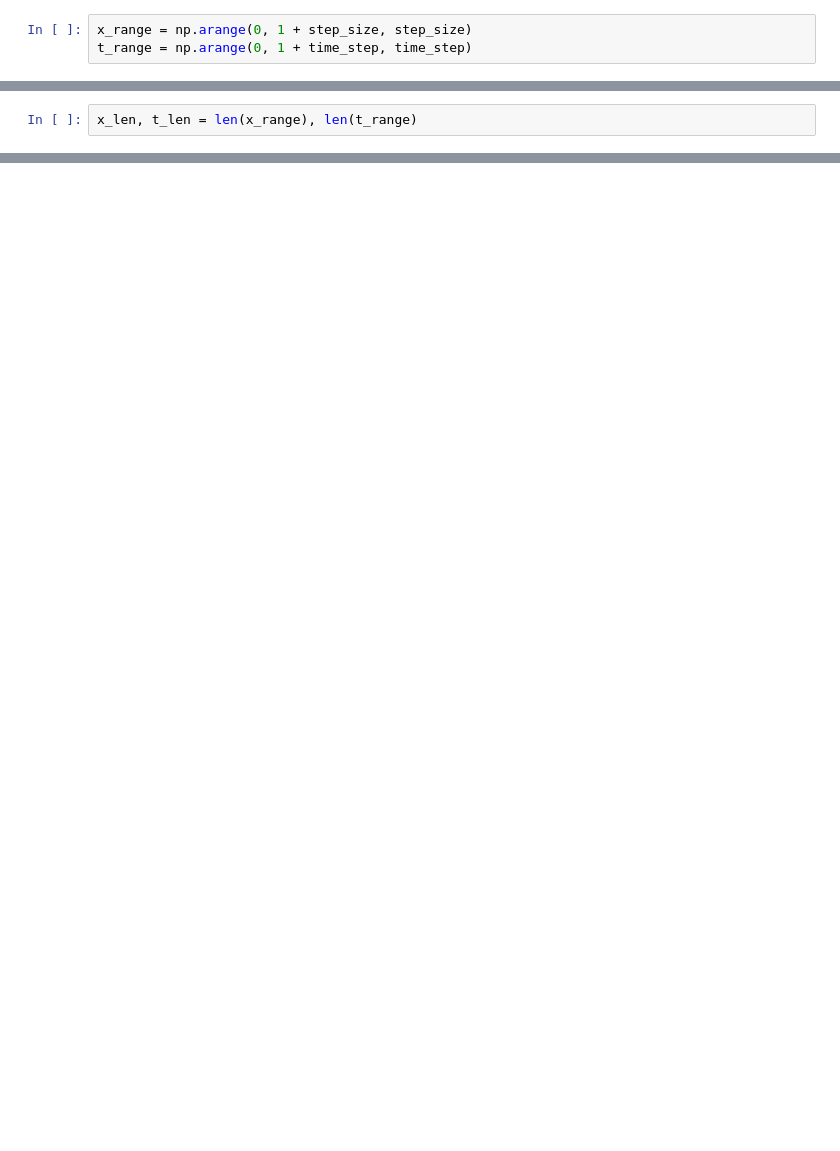
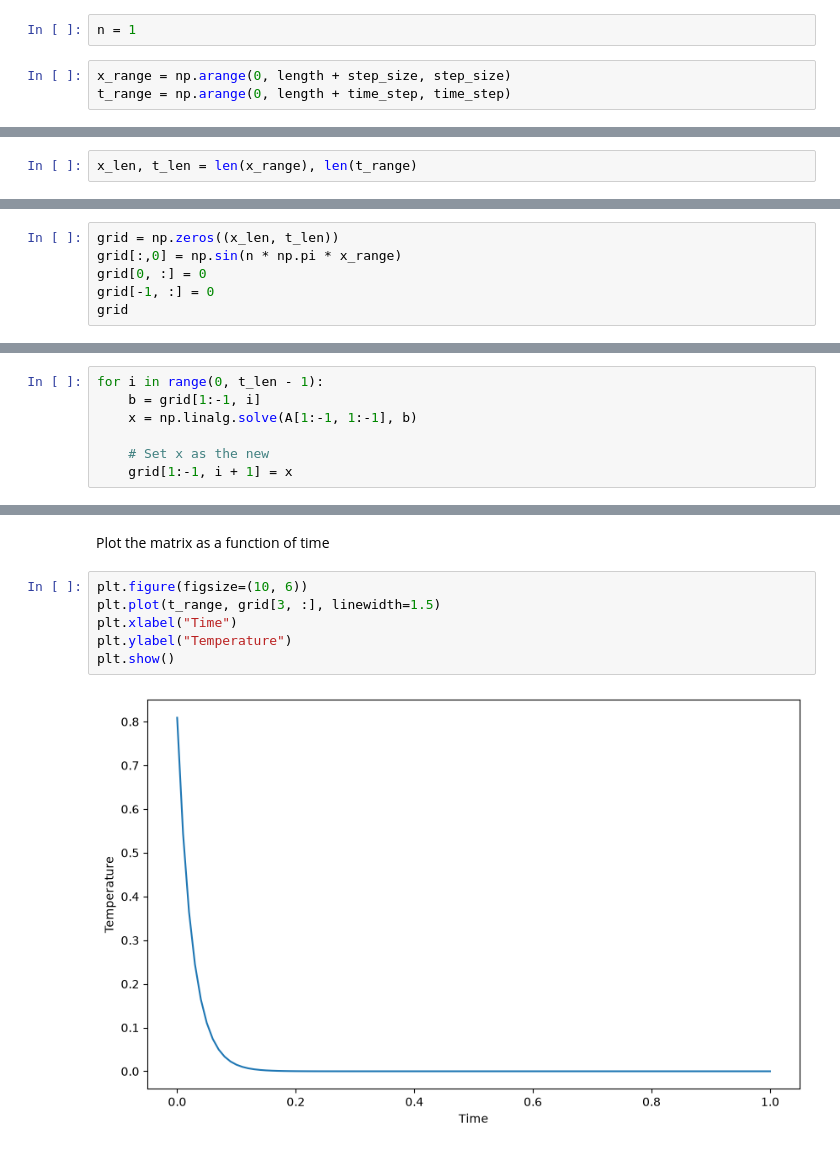
Before and after one commit to TennerAndNiner/Heat_Of_HeterogeneousObjects, a Jupyter notebook: OneDimCode/implicitFDM.ipynb, the cells around one changed output, grey strips where cells are left out. Cells and saved outputs as stored; diff of their text form; blank space fills up the shorter version.

```diff
--- a/OneDimCode/implicitFDM.ipynb
+++ b/OneDimCode/implicitFDM.ipynb
@@ -19,3 +20,5 @@ r
+# %%
+n = 1
 # %%
-x_range = np.arange(0, 1 + step_size, step_size)
-t_range = np.arange(0, 1 + time_step, time_step)
+x_range = np.arange(0, length + step_size, step_size)
+t_range = np.arange(0, length + time_step, time_step)
@@ -48,0 +83,6 @@ array([[ 21., -10.,   0.,   0.,   0.,   0.,   0.,   0.,   0.,   0.,   0.],
+# %%
+grid = np.zeros((x_len, t_len))
+grid[:,0] = np.sin(n * np.pi * x_range)
+grid[0, :] = 0
+grid[-1, :] = 0
+grid
@@ -48,0 +113,7 @@ array([[ 21., -10.,   0.,   0.,   0.,   0.,   0.,   0.,   0.,   0.,   0.],
+# %%
+for i in range(0, t_len - 1):
+    b = grid[1:-1, i]
+    x = np.linalg.solve(A[1:-1, 1:-1], b)
+
+    # Set x as the new
+    grid[1:-1, i + 1] = x
@@ -48,0 +192,10 @@ array([[ 21., -10.,   0.,   0.,   0.,   0.,   0.,   0.,   0.,   0.,   0.],
+# %% [markdown]
+Plot the matrix as a function of time
+# %%
+plt.figure(figsize=(10, 6))
+plt.plot(t_range, grid[3, :], linewidth=1.5)
+plt.xlabel("Time")
+plt.ylabel("Temperature")
+plt.show()
+# %% [output]
+[figure, added]
```
Also changed, not shown: parts of 20 cells of this notebook, 3 other files.
